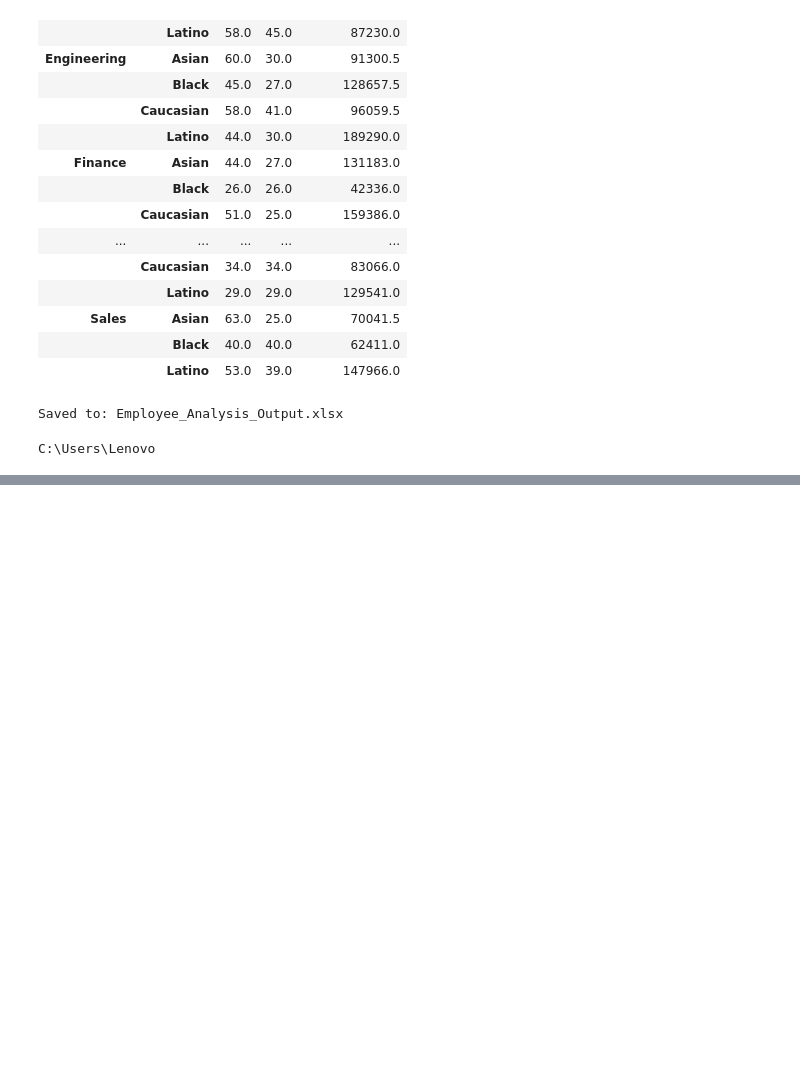
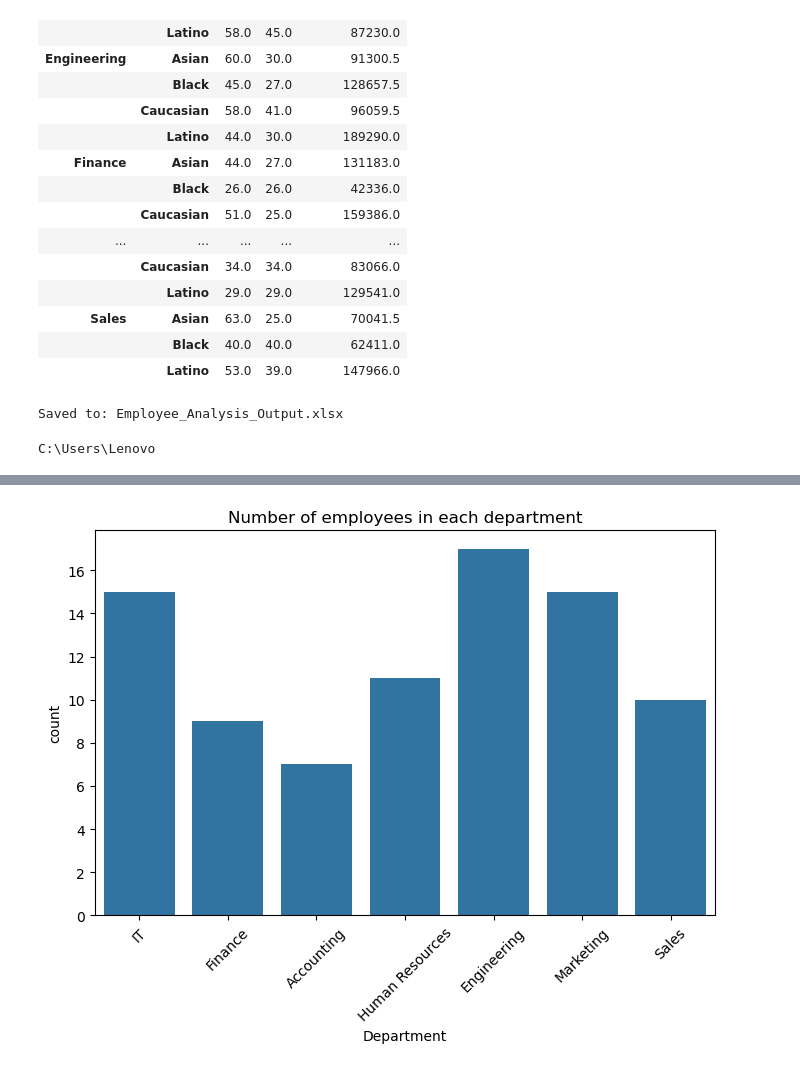
Before and after one commit to batool615/employee-analysis, a Jupyter notebook: task1 (1).ipynb, the cells around one changed output, grey strips where cells are left out. Cells and saved outputs as stored; diff of their text form; code cells hidden in the pictures; blank space fills up the shorter version.

```diff
--- a/task1 (1).ipynb
+++ b/task1 (1).ipynb
@@ -217,0 +238,11 @@ C:\Users\Lenovo
+# %%
+plt.figure(figsize=(8,5))
+
+sns.countplot(x="Department", data=df)
+
+plt.title("Number of employees in each department")
+plt.xticks(rotation=45)
+plt.savefig("department_employees_number.png")
+plt.show()
+# %% [output]
+[figure, added]
```
Also changed, not shown: parts of 9 cells of this notebook, 1 other file.
